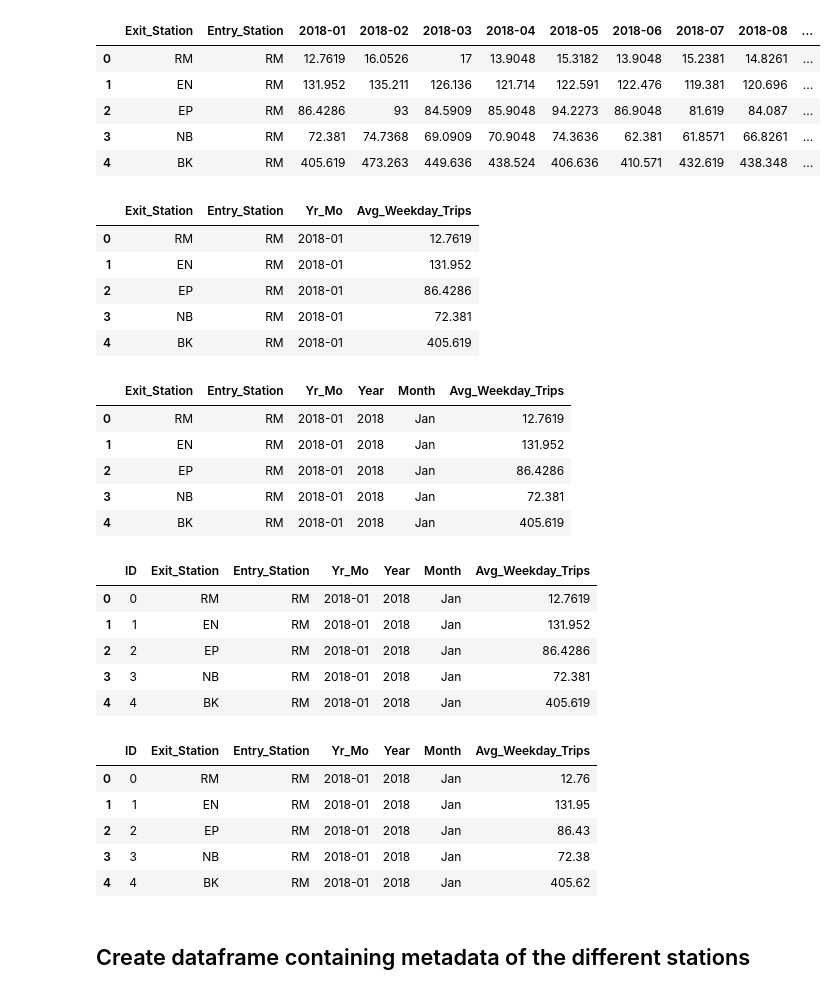
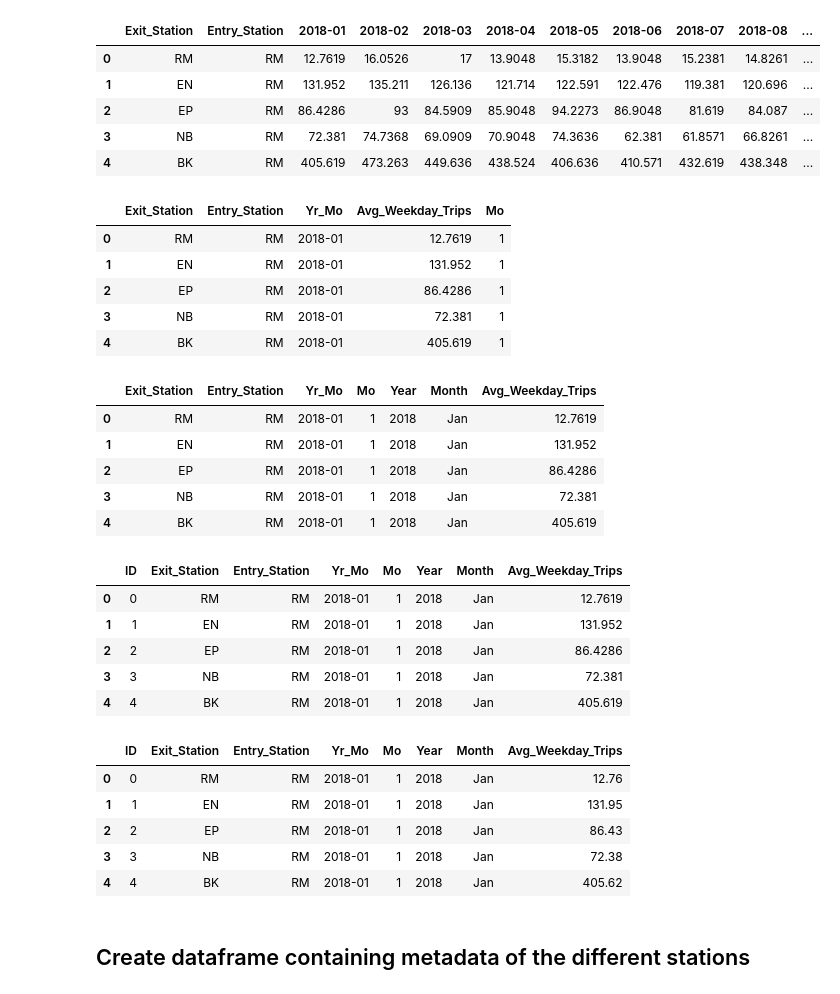
Before and after one commit to contactgokul/BART-ridership, a Jupyter notebook: BART-Ridership_data_processing.ipynb, the cells around one changed output. Cells and saved outputs as stored; diff of their text form; code cells hidden in the pictures.

Commit message:
added months as integers (for radial timeline)

```diff
--- a/BART-Ridership_data_processing.ipynb
+++ b/BART-Ridership_data_processing.ipynb
@@ -147,14 +147,16 @@ merged.head()
 # Transform the wide dataframe to a long one
 merged2 = pd.melt(merged, id_vars = ["Exit_Station", "Entry_Station"],
        value_vars = list(merged.columns[2:]), var_name = "Yr_Mo", value_name = "Avg_Weekday_Trips")
+
+merged2["Mo"] = merged2["Yr_Mo"].str.replace("2018-","").astype(int)
 merged2.head()
 # %% [output]
-|  | Exit_Station | Entry_Station | Yr_Mo | Avg_Weekday_Trips |
-| 0 | RM | RM | 2018-01 | 12.7619 |
-| 1 | EN | RM | 2018-01 | 131.952 |
-| 2 | EP | RM | 2018-01 | 86.4286 |
-| 3 | NB | RM | 2018-01 | 72.381 |
-| 4 | BK | RM | 2018-01 | 405.619 |
+|  | Exit_Station | Entry_Station | Yr_Mo | Avg_Weekday_Trips | Mo |
+| 0 | RM | RM | 2018-01 | 12.7619 | 1 |
+| 1 | EN | RM | 2018-01 | 131.952 | 1 |
+| 2 | EP | RM | 2018-01 | 86.4286 | 1 |
+| 3 | NB | RM | 2018-01 | 72.381 | 1 |
+| 4 | BK | RM | 2018-01 | 405.619 | 1 |
 # %%
 # Create functions that extract the year and the month from the Yr_Mo column
 # and place them in separate columns
@@ -178,41 +180,41 @@ merged3 = merged2.assign(Year = str2year(merged2["Yr_Mo"]),
 merged3["Month"] = merged3["Month"].apply(lambda x: calendar.month_abbr[x])
 # %%
 # Rearrange the column names
-merged3 = merged3[["Exit_Station", "Entry_Station", "Yr_Mo",
+merged3 = merged3[["Exit_Station", "Entry_Station", "Yr_Mo", "Mo",
                    "Year", "Month", "Avg_Weekday_Trips"]]
 
 # Preview the dataframe
 merged3.head()
 # %% [output]
-|  | Exit_Station | Entry_Station | Yr_Mo | Year | Month | Avg_Weekday_Trips |
-| 0 | RM | RM | 2018-01 | 2018 | Jan | 12.7619 |
-| 1 | EN | RM | 2018-01 | 2018 | Jan | 131.952 |
-| 2 | EP | RM | 2018-01 | 2018 | Jan | 86.4286 |
-| 3 | NB | RM | 2018-01 | 2018 | Jan | 72.381 |
-| 4 | BK | RM | 2018-01 | 2018 | Jan | 405.619 |
+|  | Exit_Station | Entry_Station | Yr_Mo | Mo | Year | Month | Avg_Weekday_Trips |
+| 0 | RM | RM | 2018-01 | 1 | 2018 | Jan | 12.7619 |
+| 1 | EN | RM | 2018-01 | 1 | 2018 | Jan | 131.952 |
+| 2 | EP | RM | 2018-01 | 1 | 2018 | Jan | 86.4286 |
+| 3 | NB | RM | 2018-01 | 1 | 2018 | Jan | 72.381 |
+| 4 | BK | RM | 2018-01 | 1 | 2018 | Jan | 405.619 |
 # %%
 ridership = merged3.reset_index()
 # %%
 ridership = ridership.rename(columns = {"index":"ID"})
 ridership.head()
 # %% [output]
-|  | ID | Exit_Station | Entry_Station | Yr_Mo | Year | Month | Avg_Weekday_Trips |
-| 0 | 0 | RM | RM | 2018-01 | 2018 | Jan | 12.7619 |
-| 1 | 1 | EN | RM | 2018-01 | 2018 | Jan | 131.952 |
-| 2 | 2 | EP | RM | 2018-01 | 2018 | Jan | 86.4286 |
-| 3 | 3 | NB | RM | 2018-01 | 2018 | Jan | 72.381 |
-| 4 | 4 | BK | RM | 2018-01 | 2018 | Jan | 405.619 |
+|  | ID | Exit_Station | Entry_Station | Yr_Mo | Mo | Year | Month | Avg_Weekday_Trips |
+| 0 | 0 | RM | RM | 2018-01 | 1 | 2018 | Jan | 12.7619 |
+| 1 | 1 | EN | RM | 2018-01 | 1 | 2018 | Jan | 131.952 |
+| 2 | 2 | EP | RM | 2018-01 | 1 | 2018 | Jan | 86.4286 |
+| 3 | 3 | NB | RM | 2018-01 | 1 | 2018 | Jan | 72.381 |
+| 4 | 4 | BK | RM | 2018-01 | 1 | 2018 | Jan | 405.619 |
 # %%
 decimals = 2
 ridership['Avg_Weekday_Trips'] = ridership['Avg_Weekday_Trips'].apply(lambda x: round(x, decimals))
 ridership.head()
 # %% [output]
-|  | ID | Exit_Station | Entry_Station | Yr_Mo | Year | Month | Avg_Weekday_Trips |
-| 0 | 0 | RM | RM | 2018-01 | 2018 | Jan | 12.76 |
-| 1 | 1 | EN | RM | 2018-01 | 2018 | Jan | 131.95 |
-| 2 | 2 | EP | RM | 2018-01 | 2018 | Jan | 86.43 |
-| 3 | 3 | NB | RM | 2018-01 | 2018 | Jan | 72.38 |
-| 4 | 4 | BK | RM | 2018-01 | 2018 | Jan | 405.62 |
+|  | ID | Exit_Station | Entry_Station | Yr_Mo | Mo | Year | Month | Avg_Weekday_Trips |
+| 0 | 0 | RM | RM | 2018-01 | 1 | 2018 | Jan | 12.76 |
+| 1 | 1 | EN | RM | 2018-01 | 1 | 2018 | Jan | 131.95 |
+| 2 | 2 | EP | RM | 2018-01 | 1 | 2018 | Jan | 86.43 |
+| 3 | 3 | NB | RM | 2018-01 | 1 | 2018 | Jan | 72.38 |
+| 4 | 4 | BK | RM | 2018-01 | 1 | 2018 | Jan | 405.62 |
 # %% [markdown]
 ## Create dataframe containing metadata of the different stations
 # %%
```
Also changed, not shown: parts of 1 cell of this notebook.
